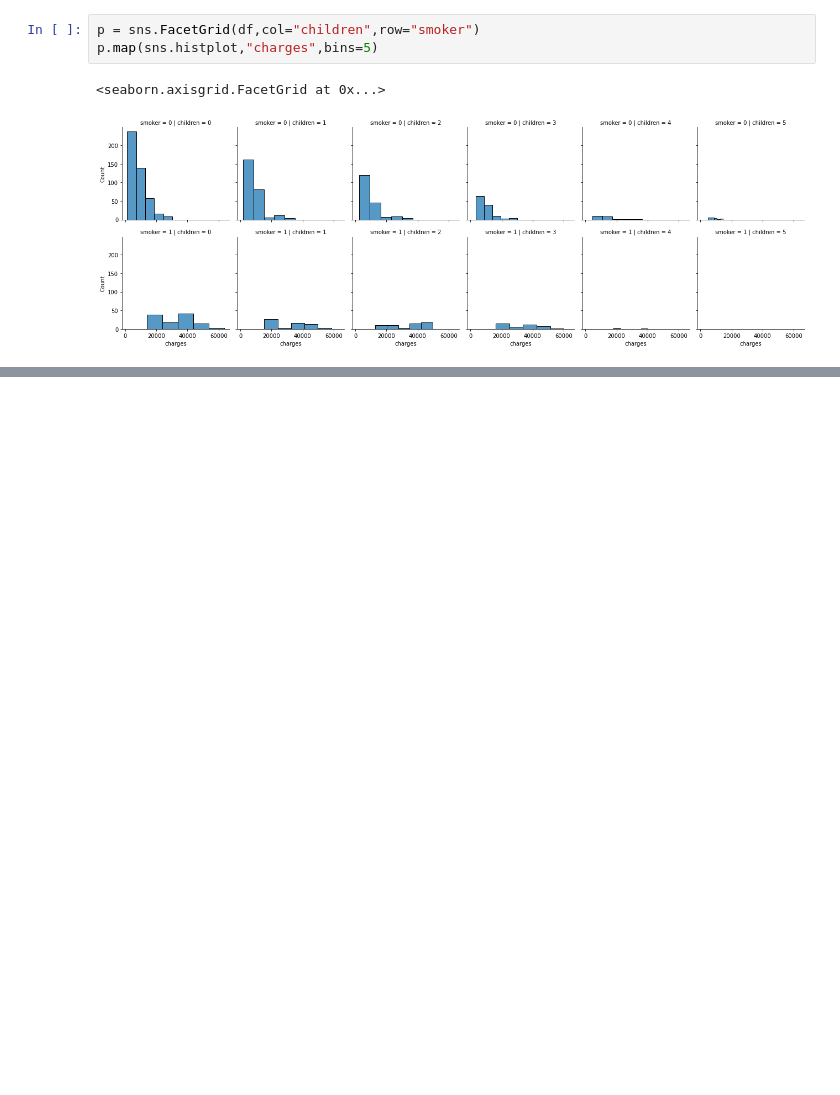
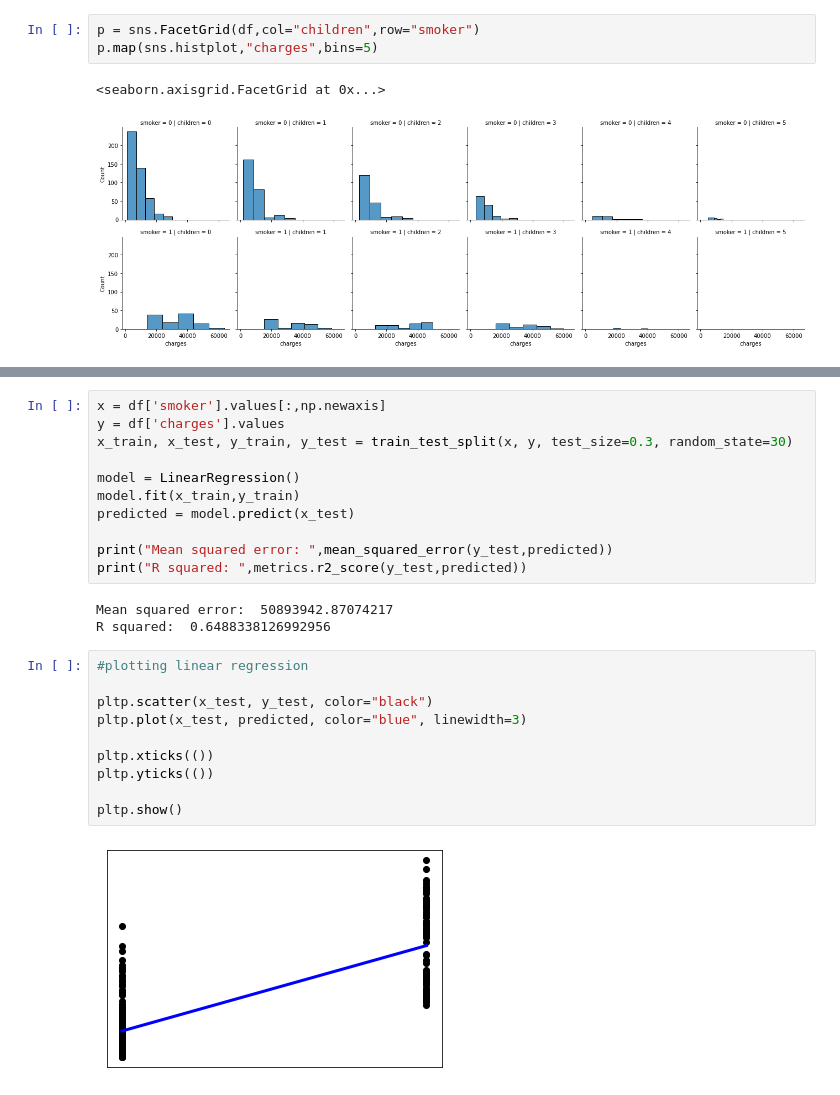
Before and after one commit to bbahmed01/GoMycode_AI, a Jupyter notebook: 5th try.ipynb, the cells around one changed output, grey strips where cells are left out. Cells and saved outputs as stored; diff of their text form; blank space fills up the shorter version.

```diff
--- a/5th try.ipynb
+++ b/5th try.ipynb
@@ -133,0 +163,26 @@ and people who have a high number of children and do smoke have in fact a higher
+# %%
+x = df['smoker'].values[:,np.newaxis]
+y = df['charges'].values
+x_train, x_test, y_train, y_test = train_test_split(x, y, test_size=0.3, random_state=30)
+
+model = LinearRegression()
+model.fit(x_train,y_train)
+predicted = model.predict(x_test)
+
+print("Mean squared error: ",mean_squared_error(y_test,predicted))
+print("R squared: ",metrics.r2_score(y_test,predicted))
+# %% [output]
+Mean squared error:  50893942.87074217
+R squared:  0.6488338126992956
+# %%
+#plotting linear regression
+
+pltp.scatter(x_test, y_test, color="black")
+pltp.plot(x_test, predicted, color="blue", linewidth=3)
+
+pltp.xticks(())
+pltp.yticks(())
+
+pltp.show()
+# %% [output]
+[figure, added]
```
Also changed, not shown: parts of 10 cells of this notebook.
